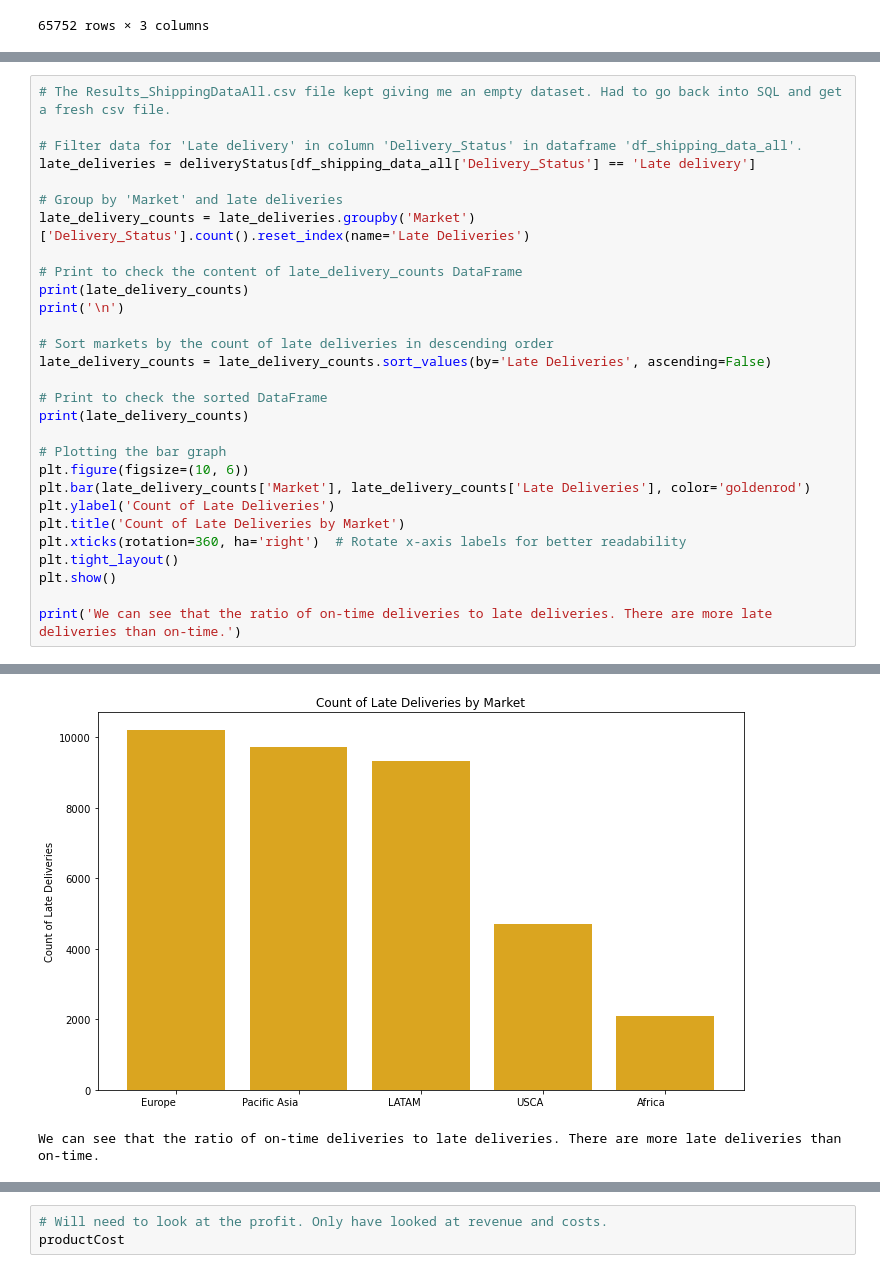
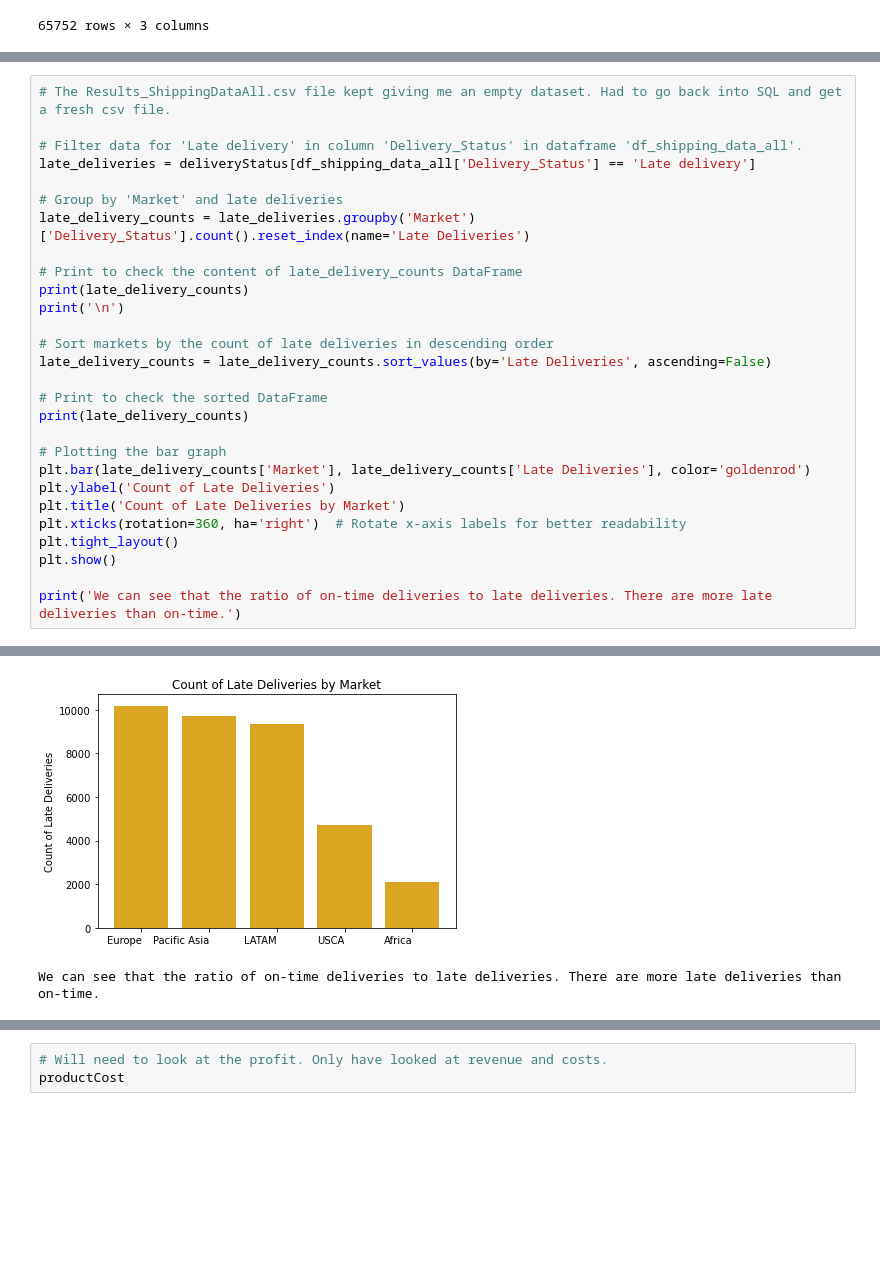
Before and after one commit to CCNY-Analytics-and-Quant/StevenCEdwinA-BAFall2023, a Jupyter notebook: Final Project.ipynb, the cells around one changed output, grey strips where cells are left out. Drawn from its saved outputs; the diff is of its cells as text; blank space fills up the shorter version.

```diff
--- a/Final Project.ipynb
+++ b/Final Project.ipynb
@@ -537,35 +536,34 @@ print('\n')
 # Sort markets by the count of late deliveries in descending order
 late_delivery_counts = late_delivery_counts.sort_values(by='Late Deliveries', ascending=False)
 
 # Print to check the sorted DataFrame
 print(late_delivery_counts)
 
 # Plotting the bar graph
-plt.figure(figsize=(10, 6))
 plt.bar(late_delivery_counts['Market'], late_delivery_counts['Late Deliveries'], color='goldenrod')
 plt.ylabel('Count of Late Deliveries')
 plt.title('Count of Late Deliveries by Market')
 plt.xticks(rotation=360, ha='right')  # Rotate x-axis labels for better readability
 plt.tight_layout()
 plt.show()
 
 print('We can see that the ratio of on-time deliveries to late deliveries. There are more late deliveries than on-time.')
 # %% [output]
          Market  Late Deliveries
 0        Africa             2086
 1        Europe            10199
 2         LATAM             9339
 3  Pacific Asia             9720
 4          USCA             4704
 
 
          Market  Late Deliveries
 1        Europe            10199
 3  Pacific Asia             9720
 2         LATAM             9339
 4          USCA             4704
 0        Africa             2086
-[figure, old version]
+[figure, new version]
 We can see that the ratio of on-time deliveries to late deliveries. There are more late deliveries than on-time.
 # %%
 # Filter data for 'Canceled' deliveries
```
Also changed, not shown: parts of 8 cells of this notebook.
